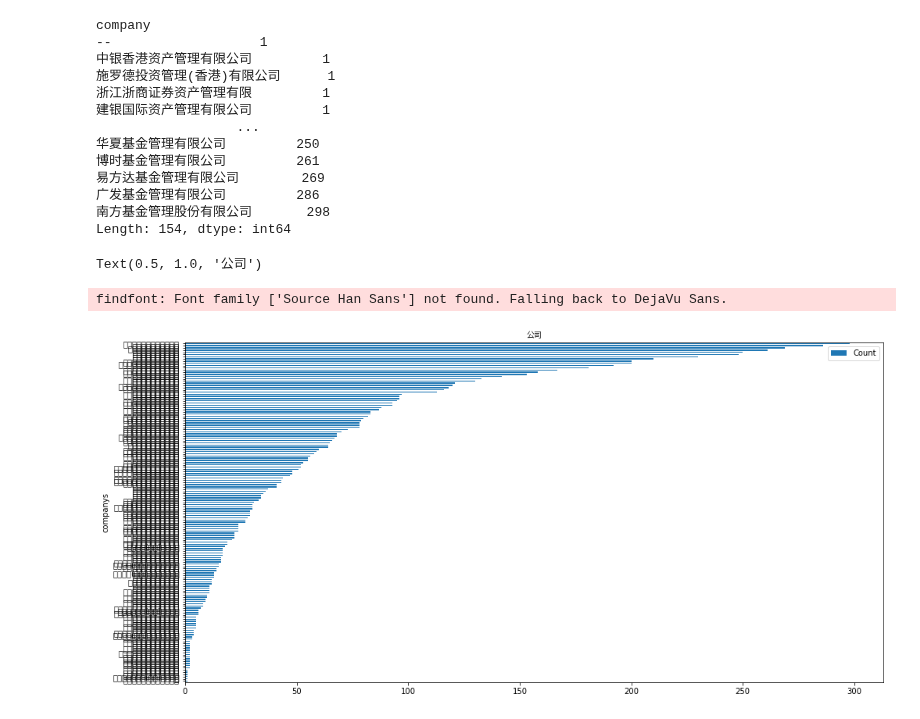
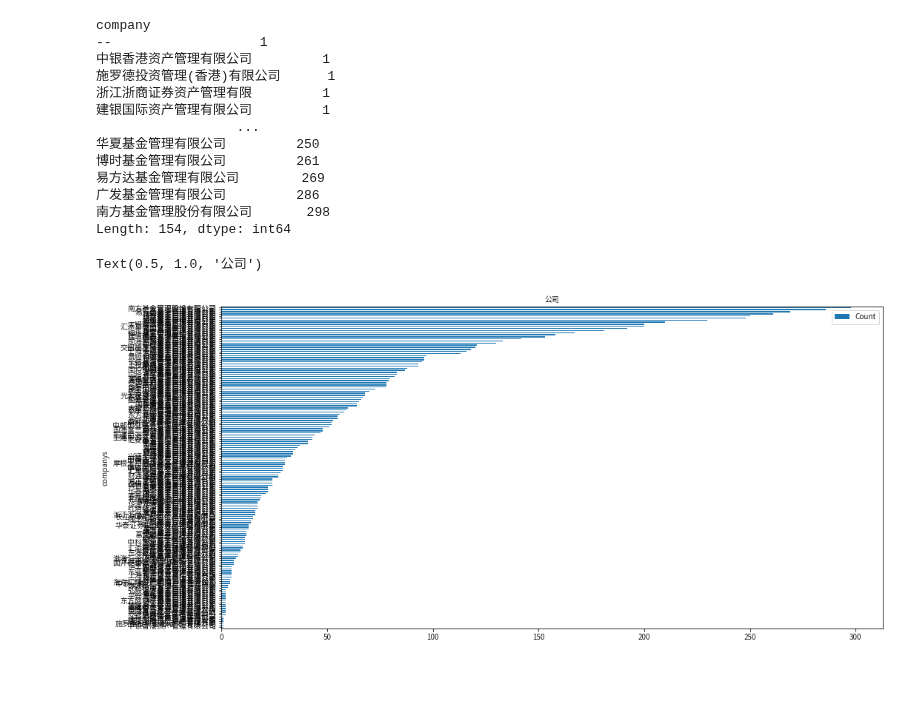
Before and after one commit to zhs007/jupyternotebook.demo, a Jupyter notebook: home/cnfunds/cnfund001.ipynb, the cells around one changed output. Saved outputs shown, nothing was run; the diff lists cells and outputs as text; code cells hidden in the pictures; blank space fills up the shorter version.

```diff
--- a/home/cnfunds/cnfund001.ipynb
+++ b/home/cnfunds/cnfund001.ipynb
@@ -1,29 +1,21 @@
 # %%
 import pandas as pd
 import matplotlib
+from matplotlib import font_manager
 import matplotlib.pyplot as plt
 from datetime import datetime
 
-
-# matplotlib.rcParams['savefig.dpi'] = 300 #图片像素
-# matplotlib.rcParams['figure.dpi'] = 300 #分辨率
 plt.rcParams['figure.figsize'] = (16.0, 8.0)
 
-# matplotlib.rcParams['font.sans-serif'] = "SourceHanSans-Normal"
-# matplotlib.rcParams['font.family'] = "Source Han Sans"
+font_dirs = ["/usr/local/share/fonts"]
+font_files = font_manager.findSystemFonts(fontpaths=font_dirs)
+
+for font_file in font_files:
+    font_manager.fontManager.addfont(font_file)
 
 hfont = matplotlib.font_manager.FontProperties(fname='/usr/local/share/fonts/SourceHanSans-Normal.ttc')
-matplotlib.rcParams['font.family'] = hfont.get_name()
+# matplotlib.rcParams['font.family'] = hfont.get_name()
 plt.rcParams['font.family'] = hfont.get_name()
-# plt.rcParams['font'] = hfont
-# legend = plt.legend(prop=hfont)
-
-# plt.rcParams.update({
-#     'font.family': 'Source Han Sans'
-# })
-# plt.rcParams['font.sans-serif']=['SourceHanSans-Normal']
-# plt.rcParams['font.family']=['Source Han Sans']
-# plt.rcParams['axes.unicode_minus']=False
 
 #CSV_FILE_PATH = './calcfundfull.csv'
 #df = pd.read_csv(CSV_FILE_PATH)
@@ -70,12 +62,11 @@ Length: 154, dtype: int64
 # %%
 company = dfFunds.groupby('company').size().sort_values().reset_index(name = 'Count')
 # legend = plt.legend(prop=hfont)
 ax = company.plot(kind = 'barh', x = 'company')
 ax.set_xlabel("")
 ax.set_ylabel("companys")
-ax.set_title("公司", fontproperties=hfont)
+ax.set_title("公司", fontsize=20)
 # plt.show()
 # %% [output]
 Text(0.5, 1.0, '公司')
-findfont: Font family ['Source Han Sans'] not found. Falling back to DejaVu Sans.
-[figure, old version]
+[figure, new version]
```
